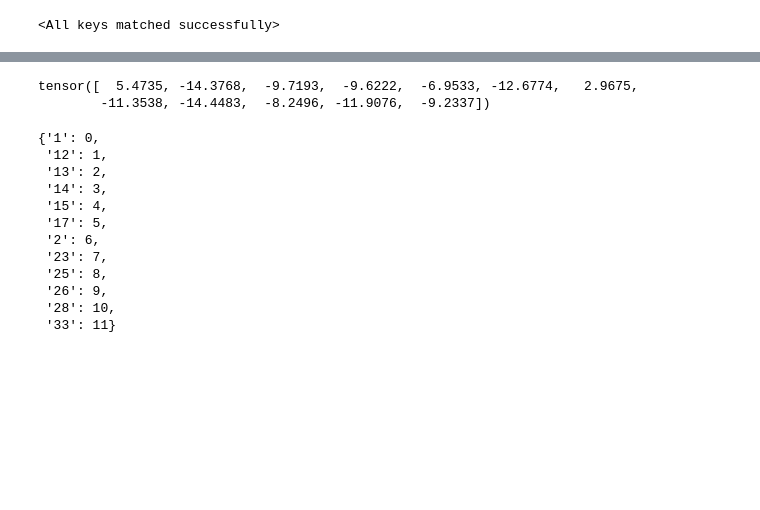
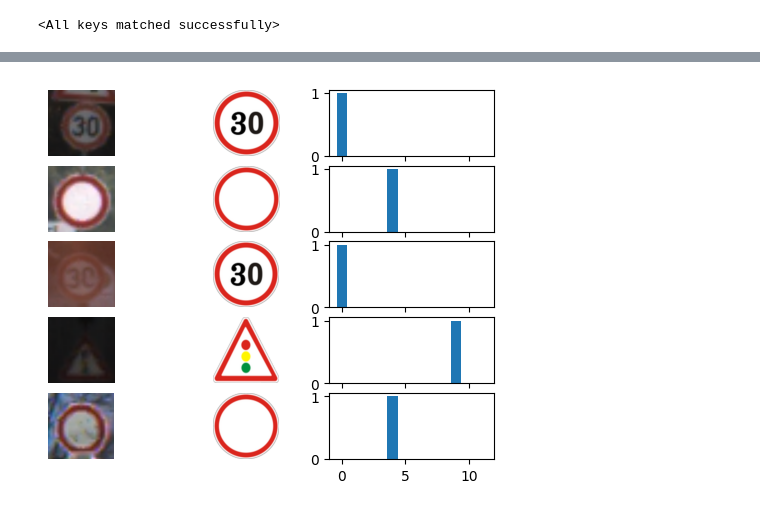
Before and after one commit to DaverSVK/HNS_Znacky_Zadanie1, a Jupyter notebook: notebooks/train.ipynb, the cells around one changed output, grey strips where cells are left out. Saved outputs shown, nothing was run; the diff lists cells and outputs as text; code cells hidden in the pictures; blank space fills up the shorter version.

Commit message:
add show_predictions

```diff
--- a/notebooks/train.ipynb
+++ b/notebooks/train.ipynb
@@ -61,6 +71,17 @@ val_loader   = data.DataLoader(dataset_val,   batch_size=BATCH_SIZE, shuffle=Tru
 # %%
 trainSteps = len(train_loader.dataset) // BATCH_SIZE
 valSteps   = len(val_loader.dataset)  // BATCH_SIZE
+# %%
+# loading icons for signs
+img_names = os.listdir(f"{dataset_path}/Vzor")
+icons = dict()
+
+for idx, name in enumerate(img_names):
+    img_name = f"{dataset_path}/Vzor/{name}"
+    image = Image.open(img_name)
+    icons[name.split('.')[0]] = image.resize((224,224), Image.LANCZOS)
+
+icons = np.stack([icons[k] for k in dataset.class_to_idx.keys()], axis=0)
 # %%
 # Load pretrained AlexNet
 model = torch.hub.load('pytorch/vision:v0.10.0', 'alexnet', pretrained=True)
@@ -146,20 +166,34 @@ plt.imshow(F.to_pil_image(make_grid(predictions[3][0][0])))
-# %%
-predictions[3][1][0]
-# %% [output]
-tensor([  5.4735, -14.3768,  -9.7193,  -9.6222,  -6.9533, -12.6774,   2.9675,
-        -11.3538, -14.4483,  -8.2496, -11.9076,  -9.2337])
-# %%
-dataset.class_to_idx
-# %% [output]
-{'1': 0,
- '12': 1,
- '13': 2,
- '14': 3,
- '15': 4,
- '17': 5,
- '2': 6,
- '23': 7,
- '25': 8,
- '26': 9,
- '28': 10,
- '33': 11}
+# %%
+def show_predictions(predictions, N, rand=True):
+    if rand:
+        selector = np.random.choice(range(0,len(predictions[0])), N)
+    else:
+        selector = list(range(0,N))
+
+    source, est = predictions
+    source = source[selector]
+    est = est[selector]
+    fig, axs = plt.subplots(N, 3)
+    for i, (s_img, prob) in enumerate(zip(source, est)):
+        axs[i, 0].imshow(F.to_pil_image(s_img))
+        axs[i, 0].axis("off")
+
+        prob_norm = torch.nn.functional.softmax(prob, dim=0).cpu()
+
+        idx = np.argmax(prob_norm)
+        axs[i, 1].imshow(icons[idx])
+        axs[i, 1].axis("off")
+
+        axs[i, 2].bar(dataset.class_to_idx.values(), prob_norm)
+        axs[i, 2].axis("on")
+
+    #fig.tight_layout()
+    fig.subplots_adjust(hspace=0.15, wspace=0)
+
+    return fig, axs
+# %%
+predictions = predict_all(val_raw_loader, transform=normalize)
+# %%
+_ = show_predictions(predictions, 5)
+# %% [output]
+[figure, added]
```
Also changed, not shown: parts of 5 cells of this notebook, 1 other file.
